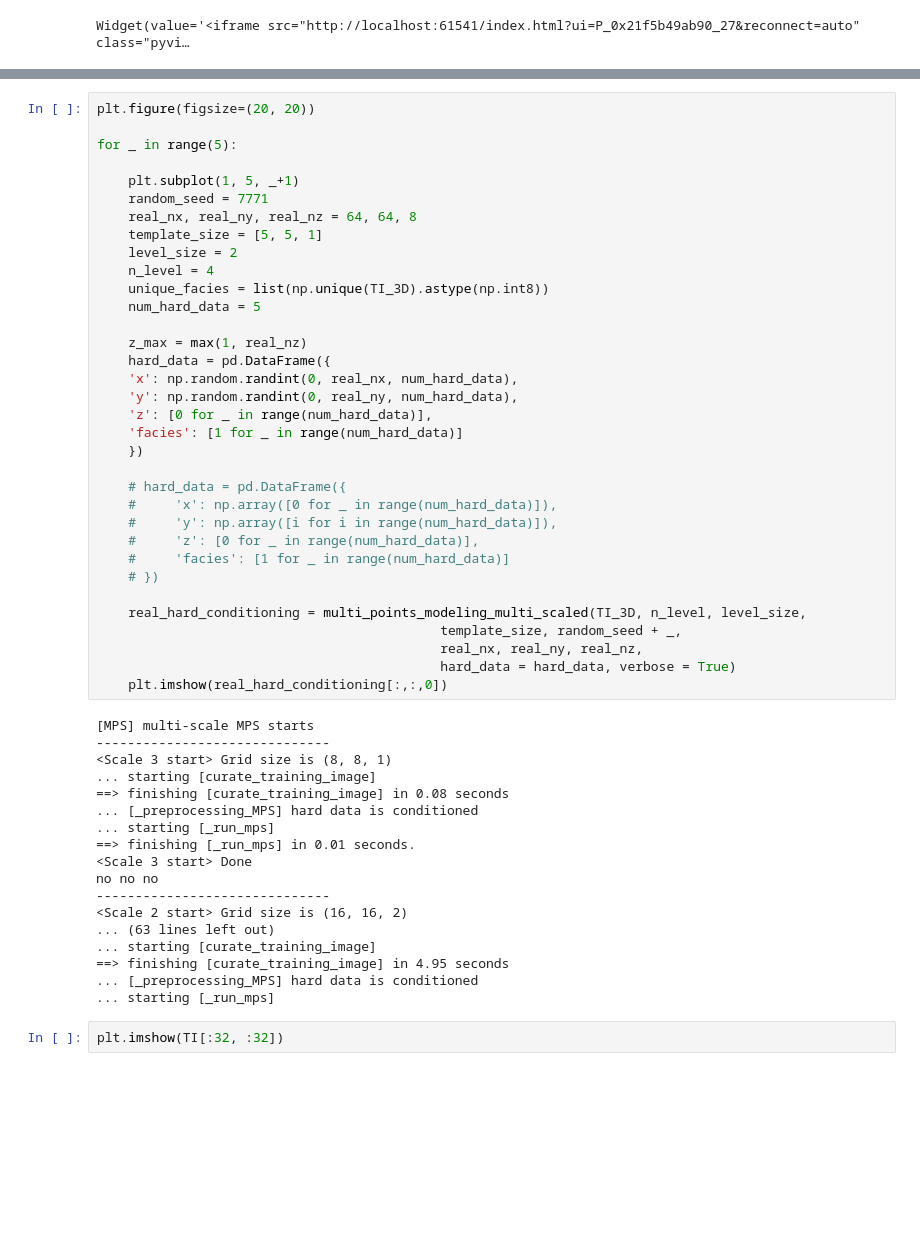
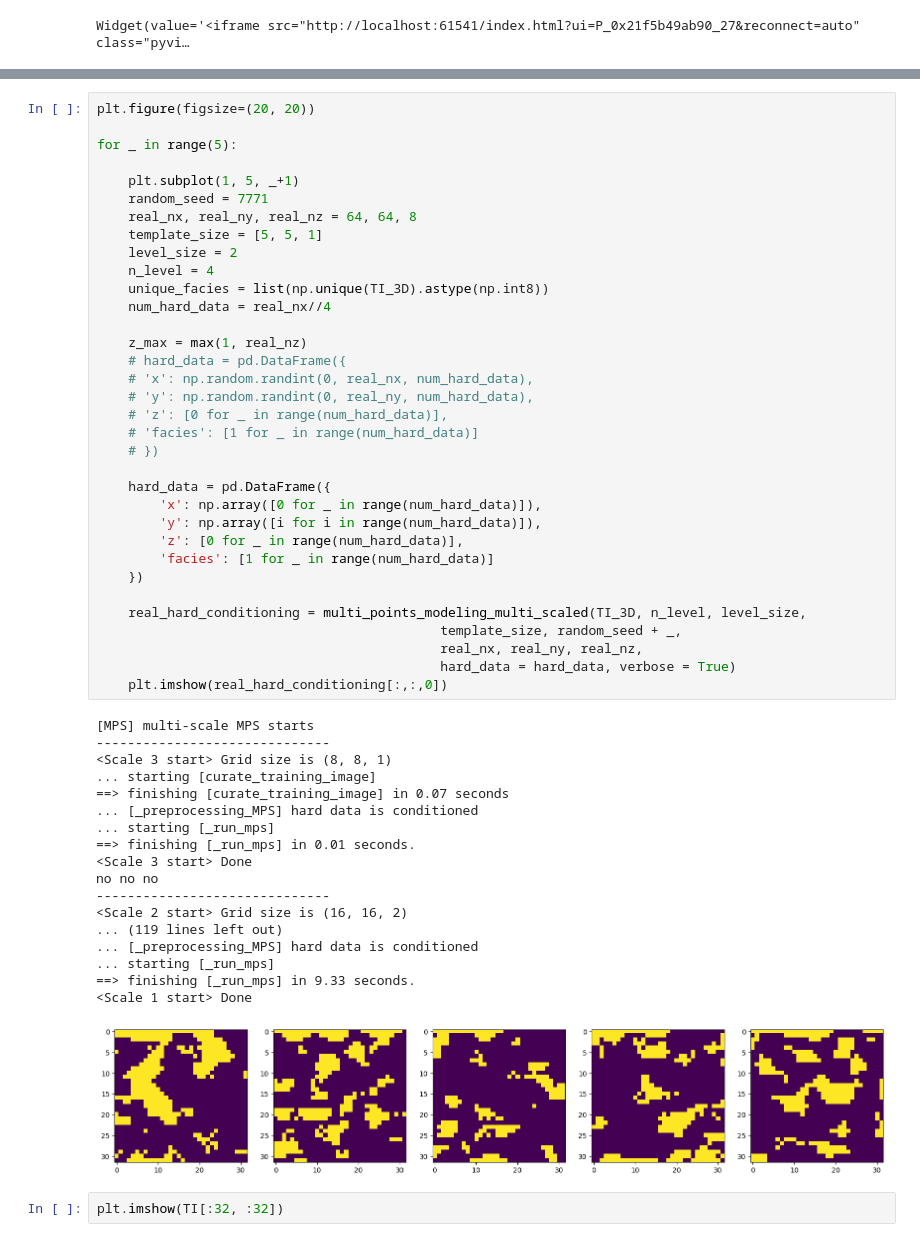
Before and after one commit to dong-hee-kim/funny_mps_v2, a Jupyter notebook: main_multi_lavel_v2.ipynb, the cells around one changed output, grey strips where cells are left out. Saved outputs shown, nothing was run; the diff lists cells and outputs as text; blank space fills up the shorter version.

Commit message:
realistic well data conditioning and 3D visualization with well

```diff
--- a/main_multi_lavel_v2.ipynb
+++ b/main_multi_lavel_v2.ipynb
@@ -112,49 +149,50 @@ for _ in range(5):
     random_seed = 7771
     real_nx, real_ny, real_nz = 64, 64, 8
     template_size = [5, 5, 1]
     level_size = 2
     n_level = 4
     unique_facies = list(np.unique(TI_3D).astype(np.int8))
-    num_hard_data = 5
+    num_hard_data = real_nx//4
 
     z_max = max(1, real_nz)
+    # hard_data = pd.DataFrame({
+    # 'x': np.random.randint(0, real_nx, num_hard_data),
+    # 'y': np.random.randint(0, real_ny, num_hard_data),
+    # 'z': [0 for _ in range(num_hard_data)],
+    # 'facies': [1 for _ in range(num_hard_data)]
+    # })
+
     hard_data = pd.DataFrame({
-    'x': np.random.randint(0, real_nx, num_hard_data),
-    'y': np.random.randint(0, real_ny, num_hard_data),
-    'z': [0 for _ in range(num_hard_data)],
-    'facies': [1 for _ in range(num_hard_data)]
+        'x': np.array([0 for _ in range(num_hard_data)]),
+        'y': np.array([i for i in range(num_hard_data)]),
+        'z': [0 for _ in range(num_hard_data)],
+        'facies': [1 for _ in range(num_hard_data)]
     })
-
-    # hard_data = pd.DataFrame({
-    #     'x': np.array([0 for _ in range(num_hard_data)]),
-    #     'y': np.array([i for i in range(num_hard_data)]),
-    #     'z': [0 for _ in range(num_hard_data)],
-    #     'facies': [1 for _ in range(num_hard_data)]
-    # })
 
     real_hard_conditioning = multi_points_modeling_multi_scaled(TI_3D, n_level, level_size,
                                             template_size, random_seed + _,
                                             real_nx, real_ny, real_nz,
                                             hard_data = hard_data, verbose = True)
     plt.imshow(real_hard_conditioning[:,:,0])
 # %% [output]
 [MPS] multi-scale MPS starts
 ------------------------------
 <Scale 3 start> Grid size is (8, 8, 1)
 ... starting [curate_training_image]
-==> finishing [curate_training_image] in 0.08 seconds
+==> finishing [curate_training_image] in 0.07 seconds
 ... [_preprocessing_MPS] hard data is conditioned
 ... starting [_run_mps]
 ==> finishing [_run_mps] in 0.01 seconds.
 <Scale 3 start> Done
 no no no
 ------------------------------
 <Scale 2 start> Grid size is (16, 16, 2)
-... (63 lines left out)
-... starting [curate_training_image]
-==> finishing [curate_training_image] in 4.95 seconds
+... (119 lines left out)
 ... [_preprocessing_MPS] hard data is conditioned
 ... starting [_run_mps]
+==> finishing [_run_mps] in 9.33 seconds.
+<Scale 1 start> Done
+[figure, added]
 # %%
 plt.imshow(TI[:32, :32])
 # %% [output]
```
Also changed, not shown: parts of 6 cells of this notebook, 1 other file.
